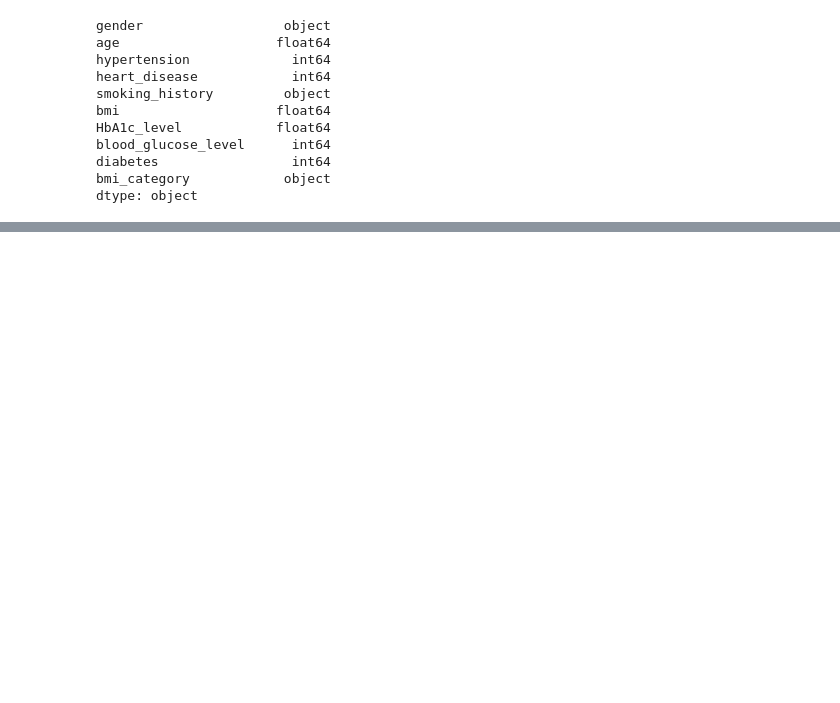
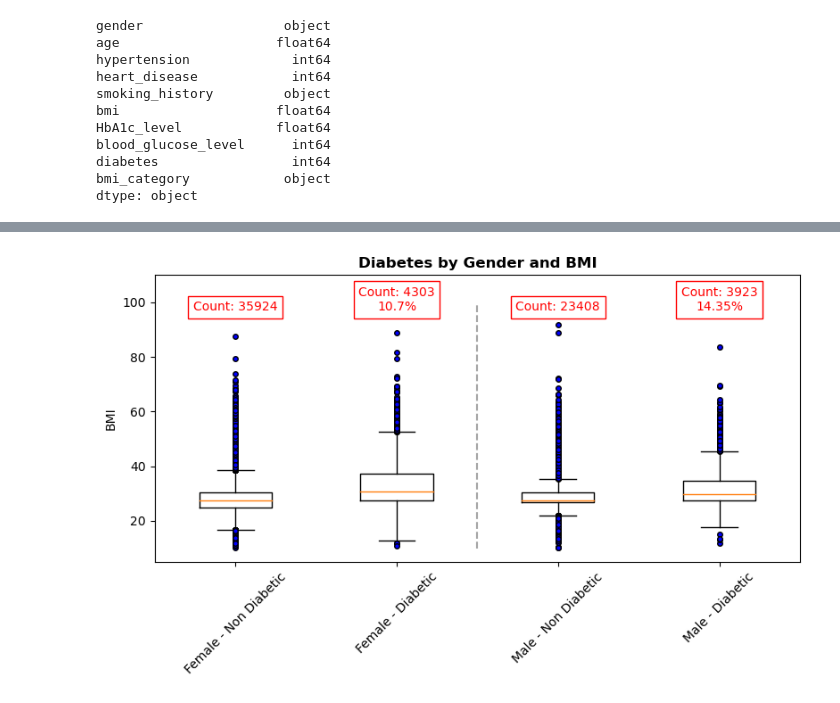
Before and after one commit to craydx/UCF_Project_1-, a Jupyter notebook: kaggle_diabetes_gender_BMI.ipynb, the cells around one changed output, grey strips where cells are left out. Drawn from its saved outputs; the diff is of its cells as text; code cells hidden in the pictures; blank space fills up the shorter version.

```diff
--- a/kaggle_diabetes_gender_BMI.ipynb
+++ b/kaggle_diabetes_gender_BMI.ipynb
@@ -67,5 +78,5 @@ dtype: object
 # %%
-# Box Plot of BMI and Gender for Diabetics vs non Diabetics
+# Generate Data for Box Plot of BMI vs Gender for Diabetics vs non Diabetics
 x=[0, 1]
 y=["Female", "Male"]
 
@@ -73,15 +84,5 @@ plot_data=[]
 
 for diabetes in x:
     for gender in y:
-        z_df = diabetes_df.loc[(diabetes_df["diabetes"]==diabetes) & (diabetes_df["gender"]==gender),:]
+        z_df = age_diabetes_df.loc[(age_diabetes_df["diabetes"]==diabetes) & (age_diabetes_df["gender"]==gender),:]
         plot_data.append(z_df["bmi"])
-
-x_labels=["No Diabetes Female", "No Diabetes Male", "Diabetes Female", "Diabetes Male" ]
-xticks=np.arange(1, len(x_labels)+1,1)
-plt.boxplot(plot_data, flierprops=dict(markerfacecolor='r', markersize=5))
-plt.title("Diabetes by Gender and BMI")
-plt.ylabel("BMI")
-plt.xticks(xticks, x_labels, rotation=90)
-plt.tight_layout()
-plt.savefig("bmi_gender.png")
-plt.show()
@@ -89,0 +114,35 @@ plt.show()
+# %%
+# Create box plot of Gender/Diabetes vs. BMI
+x_labels=["Female - Non Diabetic", "Female - Diabetic", "Male - Non Diabetic", "Male - Diabetic" ]
+f_nd_c = len(plot_data[0])
+f_d_c = len(plot_data[2])
+m_nd_c = len(plot_data[1])
+m_d_c = len(plot_data[3])
+
+f_d_pct = round((f_d_c / (f_d_c + f_nd_c))*100,2)
+m_d_pct = round((m_d_c / (m_d_c + m_nd_c))*100,2)
+
+f_nd=plot_data[0]
+f_d=plot_data[2]
+m_nd=plot_data[1]
+m_d=plot_data[3]
+
+
+data=[f_nd, f_d, m_nd, m_d]
+xticks=np.arange(1, len(x_labels)+1,1)
+plt.figure(figsize=(8,5))
+plt.boxplot(data, flierprops=dict(markerfacecolor='b', markersize=4))
+plt.title("Diabetes by Gender and BMI", weight="bold", fontsize=12)
+plt.ylabel("BMI")
+plt.xticks(xticks, x_labels, rotation=45)
+plt.tight_layout()
+plt.ylim(5,110)
+plt.vlines(x = 2.5, ymin=10, ymax=100, color="tab:grey", alpha=0.7, linestyles="dashed")
+plt.annotate(f"Count: {(f_nd_c)}", (1,97), fontsize=10, color="red", ha="center", bbox=dict(facecolor='none', edgecolor='red'))
+plt.annotate(f"Count: {(f_d_c)}\n{f_d_pct}%", (2,97), fontsize=10, color="red", ha="center", bbox=dict(facecolor='none', edgecolor='red'))
+plt.annotate(f"Count: {(m_nd_c)}", (3,97), fontsize=10, color="red", ha="center", bbox=dict(facecolor='none', edgecolor='red'))
+plt.annotate(f"Count: {(m_d_c)}\n{m_d_pct}%", (4,97), fontsize=10, color="red", ha="center", bbox=dict(facecolor='none', edgecolor='red'))
+plt.savefig("bmi_gender.png")
+plt.show()
+# %% [output]
+[figure, added]
```
Also changed, not shown: parts of 11 cells of this notebook, 4 other files.
